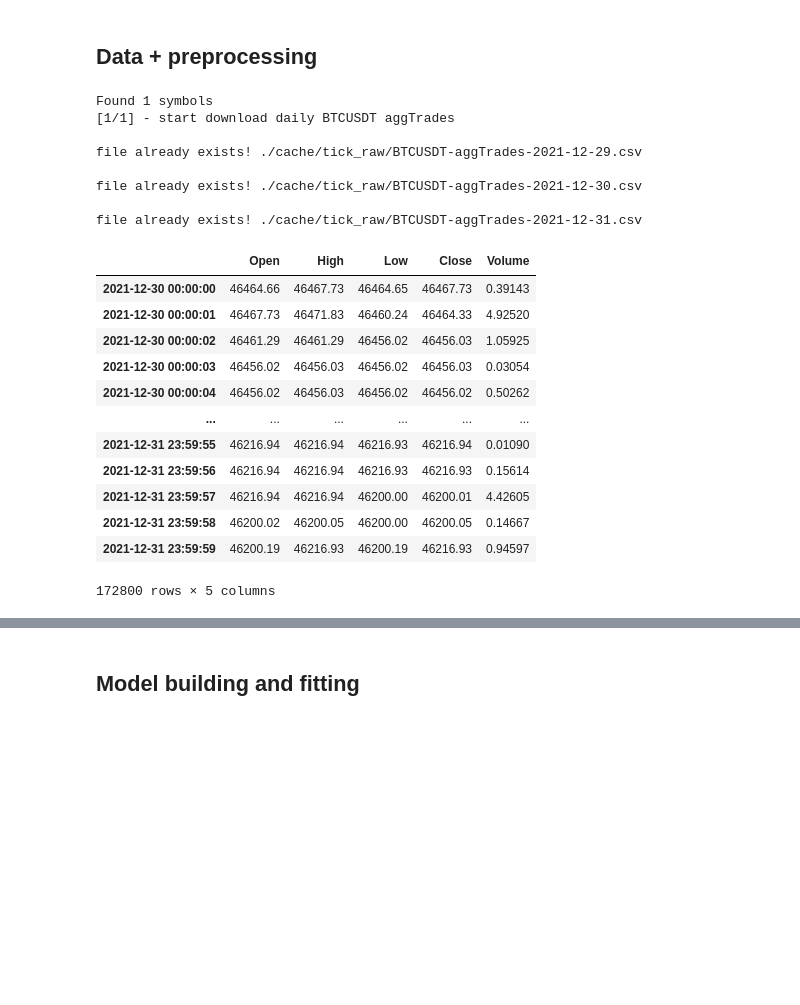
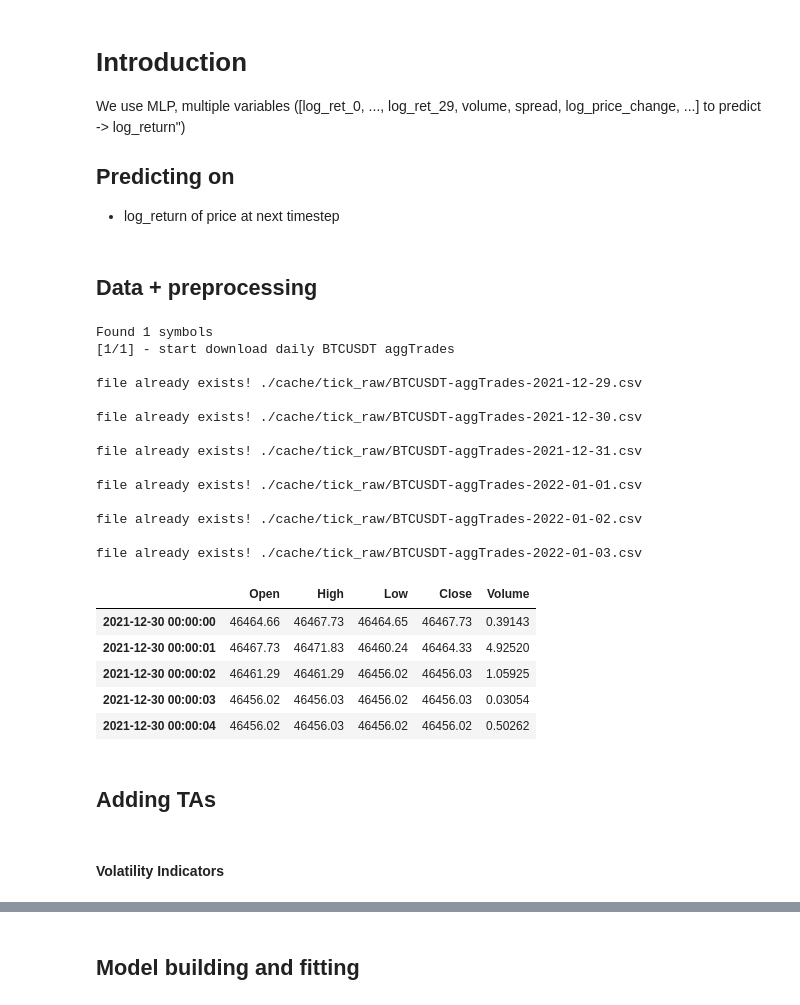
Before and after one commit to ckive/uexp, a Jupyter notebook: ue/experiments/dan/Dense Multivariate.ipynb, the cells around one changed output, grey strips where cells are left out. Saved outputs shown, nothing was run; the diff lists cells and outputs as text; code cells hidden in the pictures; blank space fills up the shorter version.

```diff
--- a/ue/experiments/dan/Dense Multivariate.ipynb
+++ b/ue/experiments/dan/Dense Multivariate.ipynb
@@ -8,13 +19,20 @@ from tensorflow.keras import layers
 
 import warnings
 warnings.filterwarnings('ignore')
+# %% [markdown]
+# Introduction
+
+We use MLP, multiple variables ([log_ret_0, ..., log_ret_29, volume, spread, log_price_change, ...] to predict -> log_return")
+
+## Predicting on
+- log_return of price at next timestep
 # %% [markdown]
 ## Data + preprocessing
 # %%
 ### get data (set config params)
 ticker_list = ["BTCUSDT"]
 start_date = "2021-12-30"
-end_date = "2021-12-31"
+end_date = "2022-01-03"
 time_interval = "1s"
 
 p = BinanceProcessor("binance")
@@ -28,22 +46,25 @@ file already exists! ./cache/tick_raw/BTCUSDT-aggTrades-2021-12-29.csv
 file already exists! ./cache/tick_raw/BTCUSDT-aggTrades-2021-12-30.csv
 
 file already exists! ./cache/tick_raw/BTCUSDT-aggTrades-2021-12-31.csv
+
+file already exists! ./cache/tick_raw/BTCUSDT-aggTrades-2022-01-01.csv
+
+file already exists! ./cache/tick_raw/BTCUSDT-aggTrades-2022-01-02.csv
+
+file already exists! ./cache/tick_raw/BTCUSDT-aggTrades-2022-01-03.csv
 # %%
 df.drop(["tic"], axis=1, inplace=True)
 df.columns = ["Open","High","Low","Close","Volume"]
 # %%
-df
+df.head()
 # %% [output]
 |  | Open | High | Low | Close | Volume |
 | 2021-12-30 00:00:00 | 46464.66 | 46467.73 | 46464.65 | 46467.73 | 0.39143 |
 | 2021-12-30 00:00:01 | 46467.73 | 46471.83 | 46460.24 | 46464.33 | 4.92520 |
 | 2021-12-30 00:00:02 | 46461.29 | 46461.29 | 46456.02 | 46456.03 | 1.05925 |
 | 2021-12-30 00:00:03 | 46456.02 | 46456.03 | 46456.02 | 46456.03 | 0.03054 |
 | 2021-12-30 00:00:04 | 46456.02 | 46456.03 | 46456.02 | 46456.02 | 0.50262 |
-| ... | ... | ... | ... | ... | ... |
-| 2021-12-31 23:59:55 | 46216.94 | 46216.94 | 46216.93 | 46216.94 | 0.01090 |
-| 2021-12-31 23:59:56 | 46216.94 | 46216.94 | 46216.93 | 46216.93 | 0.15614 |
-| 2021-12-31 23:59:57 | 46216.94 | 46216.94 | 46200.00 | 46200.01 | 4.42605 |
-| 2021-12-31 23:59:58 | 46200.02 | 46200.05 | 46200.00 | 46200.05 | 0.14667 |
-| 2021-12-31 23:59:59 | 46200.19 | 46216.93 | 46200.19 | 46216.93 | 0.94597 |
-172800 rows × 5 columns
+# %% [markdown]
+## Adding TAs
+# %% [markdown]
+#### Volatility Indicators
```
Also changed, not shown: parts of 52 cells of this notebook.
